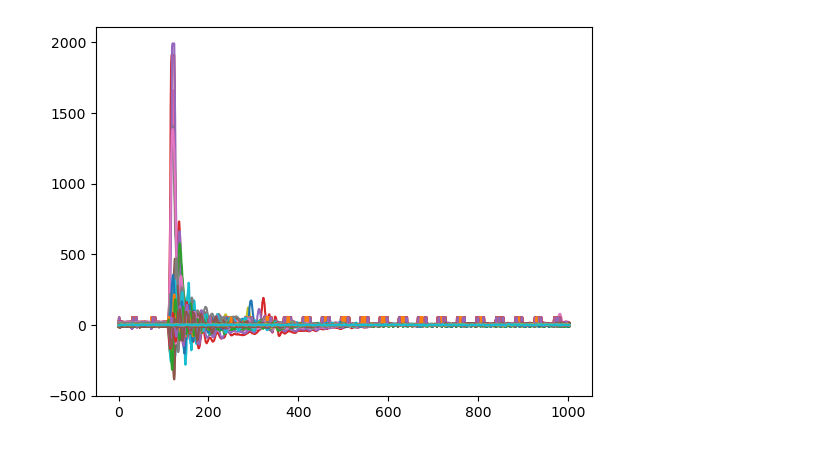
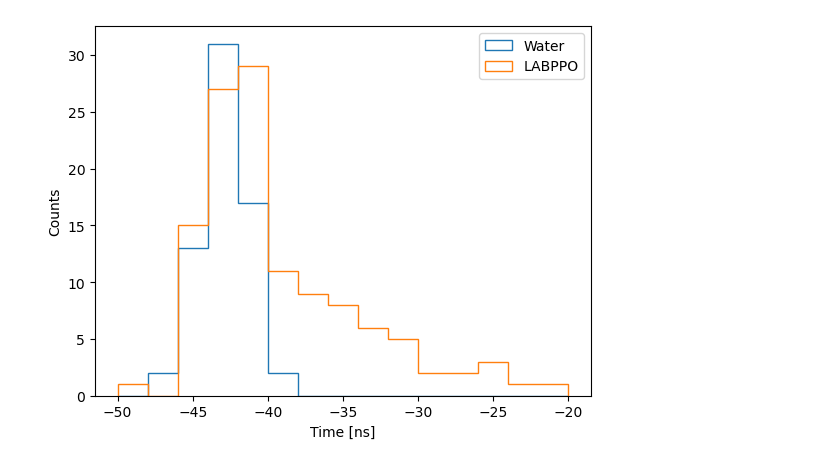
Before and after one commit to evanchib-dotcom/LAPPD-ANALYSIS, a Jupyter notebook: lappd.ipynb, the cells around one changed output. Saved outputs shown, nothing was run; the diff lists cells and outputs as text; code cells hidden in the pictures.

```diff
--- a/lappd.ipynb
+++ b/lappd.ipynb
@@ -108,12 +104,0 @@ Text(0, 0.5, 'Counts')
-# %%
-
-maxes = []
-for i in range(len(waveforms[:n])):
-     for j in range(len(waveforms[i])):
-        if lcns[i][j]<31:
-            wf = waveforms[i][j][10:-10] # this removes the peak at 20 adc i thought was signal... signals are larger
-            ped = ak.mean(waveforms[i][j][500:900])
-            maxes.append(ak.max(wf)-ped)
-            plt.plot(wf-ped) # not in ns
-# %% [output]
-[figure, removed]
@@ -120,2 +111,15 @@ for i in range(len(waveforms[:n])):
+# %%
+plt.plot(figsize=(10,5))
+
+dt = 2
+bin_edges = np.arange(-50, -20 + dt, dt)  # 0.0, 0.2, ..., 100.0
+
+plt.hist(water_tres,bins=bin_edges,histtype='step',label='Water',density=False);
+plt.hist(labppo_tres,bins=bin_edges,histtype='step',label='LABPPO',density=False);
+plt.xlabel('Time [ns]')
+plt.ylabel("Counts")
+plt.legend();
+# %% [output]
+[figure, added]
 # %%
 
```
Also changed, not shown: parts of 6 cells of this notebook.
